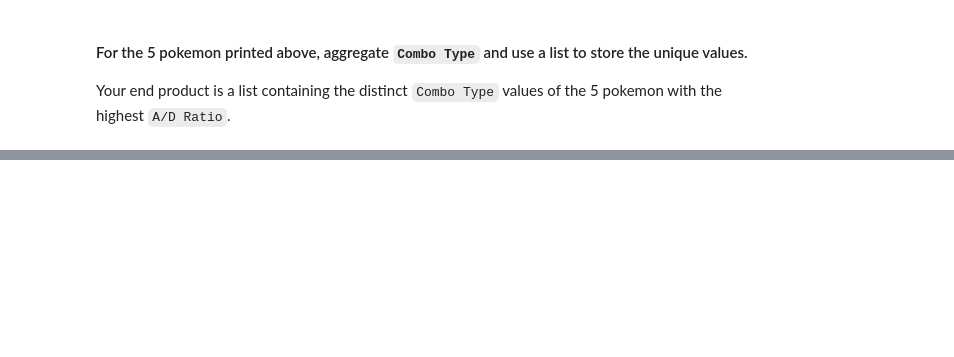
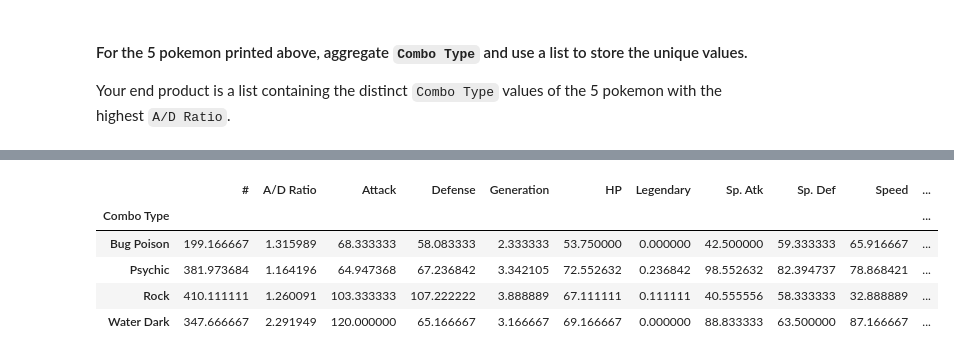
Before and after one commit to begumerdem/lab-dataframe-calculations, a Jupyter notebook: your-code/challenge-1.ipynb, the cells around one changed output, grey strips where cells are left out. Saved outputs shown, nothing was run; the diff lists cells and outputs as text; code cells hidden in the pictures; blank space fills up the shorter version.

```diff
--- a/your-code/challenge-1.ipynb
+++ b/your-code/challenge-1.ipynb
@@ -236,3 +177,12 @@ Your end product is a list containing the distinct `Combo Type` values of the 5
 Your output should look like below:
 
 ![Aggregate](../images/aggregated-mean.png)
+# %%
+pokemon[pokemon['Combo Type'].isin(best_combos)].pivot_table(index=['Combo Type'])
+# %% [output]
+|  | # | A/D Ratio | Attack | Defense | Generation | HP | Legendary | Sp. Atk | Sp. Def | Speed | ... |
+| Combo Type |  |  |  |  |  |  |  |  |  |  | ... |
+| Bug Poison | 199.166667 | 1.315989 | 68.333333 | 58.083333 | 2.333333 | 53.750000 | 0.000000 | 42.500000 | 59.333333 | 65.916667 | ... |
+| Psychic | 381.973684 | 1.164196 | 64.947368 | 67.236842 | 3.342105 | 72.552632 | 0.236842 | 98.552632 | 82.394737 | 78.868421 | ... |
+| Rock | 410.111111 | 1.260091 | 103.333333 | 107.222222 | 3.888889 | 67.111111 | 0.111111 | 40.555556 | 58.333333 | 32.888889 | ... |
+| Water Dark | 347.666667 | 2.291949 | 120.000000 | 65.166667 | 3.166667 | 69.166667 | 0.000000 | 88.833333 | 63.500000 | 87.166667 | ... |
```
Also changed, not shown: parts of 17 cells of this notebook, 3 other files.
